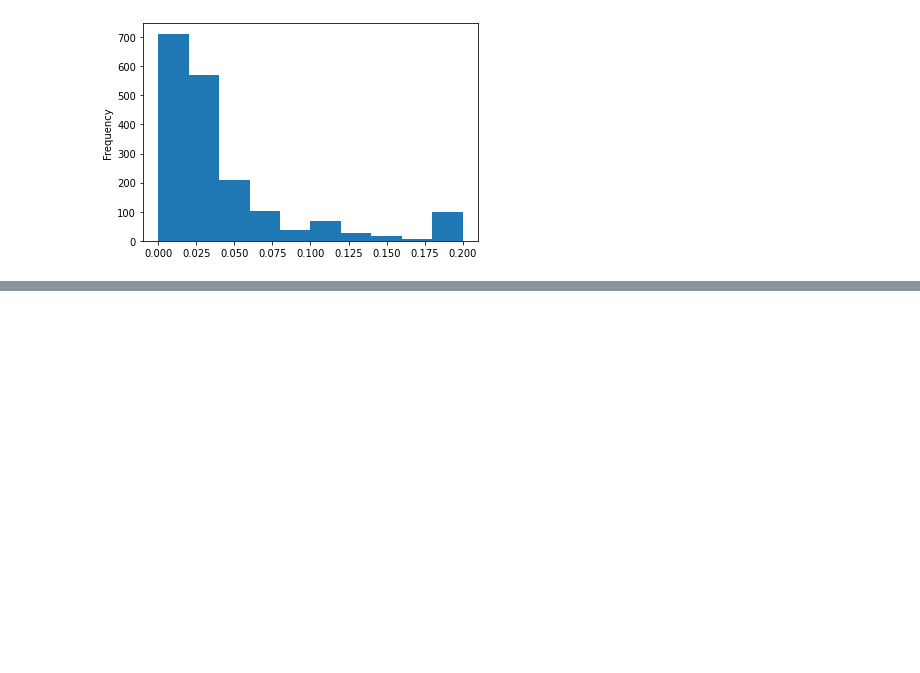
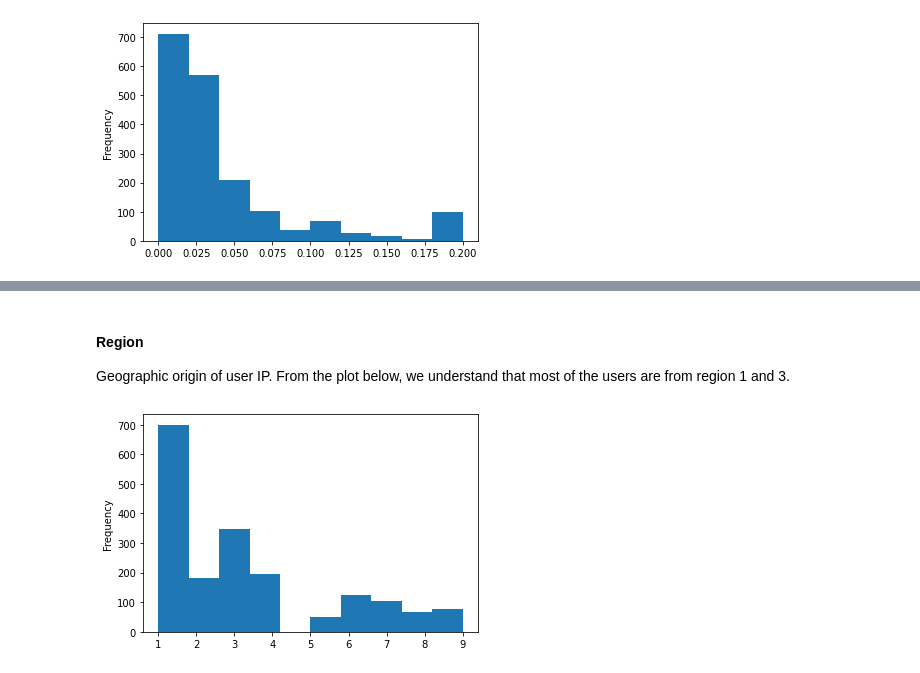
Before and after one commit to daniellepidt/ecommerce-machine-learning, a Jupyter notebook: exploration/explore.ipynb, the cells around one changed output, grey strips where cells are left out. Drawn from its saved outputs; the diff is of its cells as text; code cells hidden in the pictures; blank space fills up the shorter version.

```diff
--- a/exploration/explore.ipynb
+++ b/exploration/explore.ipynb
@@ -71,0 +156,9 @@ plt.show()
+# %% [markdown]
+#### Region
+Geographic origin of user IP.
+From the plot below, we understand that most of the users are from region 1 and 3.
+# %%
+test_df['Region'].plot.hist()
+plt.show()
+# %% [output]
+[figure, added]
```
Also changed, not shown: parts of 30 cells of this notebook.
